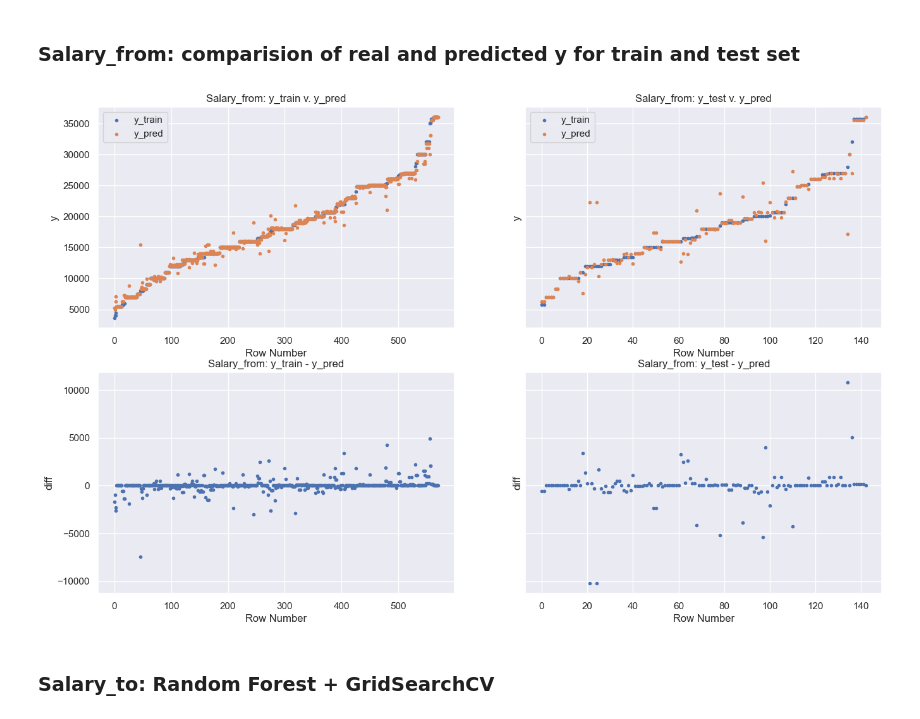
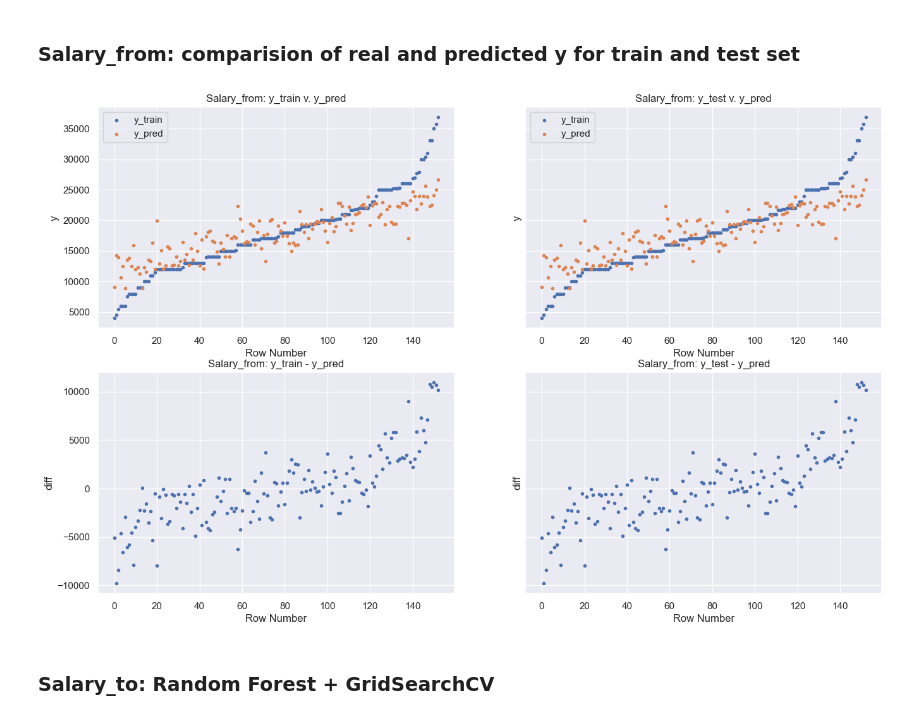
Before and after one commit to dmarszalik/just-join-it-salaries, a Jupyter notebook: Predict_salaries_project.ipynb, the cells around one changed output. Cells and saved outputs as stored; diff of their text form; code cells hidden in the pictures.

```diff
--- a/Predict_salaries_project.ipynb
+++ b/Predict_salaries_project.ipynb
@@ -838,0 +954,32 @@ R-squared (R2): 0.92
+# %%
+param_grid = [
+    {
+        'model': [lr],
+        'model__fit_intercept': [True, False],
+        # Dodaj inne hiperparametry LinearRegression
+    },
+    {
+        'model': [svr],
+        'model__C': [0.1, 1.0, 10.0],
+        'model__kernel': ['linear', 'rbf'],
+        'model__epsilon': [0.1, 0.2, 0.3],
+        'model__gamma': ['scale', 'auto'],
+    },
+    {
+        'model': [rfr],
+        'model__n_estimators': [100, 200, 300],
+        'model__max_depth': [None, 10, 20],
+        'model__min_samples_split': [2, 5, 10],
+        'model__min_samples_leaf': [1, 2, 4],
+    },
+    {
+        'model': [gbr],
+        'model__n_estimators': [100, 200, 300],
+        'model__learning_rate': [0.01, 0.1, 0.2],
+        'model__max_depth': [3, 4, 5],
+        'model__min_samples_split': [2, 3, 4],
+    },
+]
+# %%
+grid_search_from = GridSearchCV(pipeline_from, param_grid, cv=5, scoring='neg_mean_squared_error')
+grid_search_from.fit(X_train, y_train_from)
@@ -838,0 +1004,3 @@ R-squared (R2): 0.92
+# %%
+best_params_from = grid_search_from.best_params_
+best_model_from = grid_search_from.best_estimator_
@@ -838,0 +1015,5 @@ R-squared (R2): 0.92
+# %%
+best_model_from.fit(X_train, y_train_from)
+
+# Ocena modelu na danych testowych
+test_score_from = best_model_from.score(X_test, y_test_from)
@@ -846,8 +1058,8 @@ df_train_from = pd.DataFrame(df_train_from)
 df_train_from.sort_values(by = 'y_train', inplace = True)
 
 # df with real and predicted y for the test set
-y_pred_test_from = best_model_from.predict(X_val)
-df_test_from = {'y_test': y_val['from'], 'y_pred_test': y_pred_test_from, 'test_diff': y_val['from']-y_pred_test_from}
+y_pred_test_from = best_model_from.predict(X_test)
+df_test_from = {'y_test': y_test_from, 'y_pred_test': y_pred_test_from, 'test_diff': y_test_from-y_pred_test_from}
 df_test_from = pd.DataFrame(df_test_from)
 df_test_from.sort_values(by = 'y_test', inplace = True)
 
@@ -860,33 +1072,33 @@ length_test_from = range(len(df_test_from))
 # Salary_from: y_train v. y_pred
 axis[0, 0].scatter(length_train_from, df_train_from['y_train'], marker = '.', label = 'y_train')
 axis[0, 0].scatter(length_train_from, df_train_from['y_pred_train'], marker = '.', label = 'y_pred')
 axis[0, 0].legend()
 axis[0, 0].set_title("Salary_from: y_train v. y_pred")
 axis[0, 0].set_xlabel('Row Number')
 axis[0, 0].set_ylabel('y')
 
 # Salary_from: y_train - y_pred
 axis[1, 0].scatter(length_train_from, df_train_from['train_diff'], marker = '.')
 axis[1, 0].set_title("Salary_from: y_train - y_pred")
 axis[1, 0].set_xlabel('Row Number')
 axis[1, 0].set_ylabel('diff')
 
 # Salary_from: y_test v. y_pred
 axis[0, 1].scatter(length_test_from, df_test_from['y_test'], marker = '.', label = 'y_train')
 axis[0, 1].scatter(length_test_from, df_test_from['y_pred_test'], marker = '.', label = 'y_pred')
 axis[0, 1].legend()
 axis[0, 1].set_title("Salary_from: y_test v. y_pred")
 axis[0, 1].set_xlabel('Row Number')
 axis[0, 1].set_ylabel('y')
 
 # Salary_from: y_test - y_pred
 axis[1, 1].scatter(length_test_from, df_test_from['test_diff'], marker = '.')
 axis[1, 1].set_title("Salary_from: y_test - y_pred")
 axis[1, 1].set_xlabel('Row Number')
 axis[1, 1].set_ylabel('diff')
 
 plt.show()
 # %% [output]
-[figure, old version]
+[figure, new version]
 # %% [markdown]
 ### Salary_to: Random Forest + **GridSearchCV**
```
Also changed, not shown: parts of 153 cells of this notebook, 6 other files.
